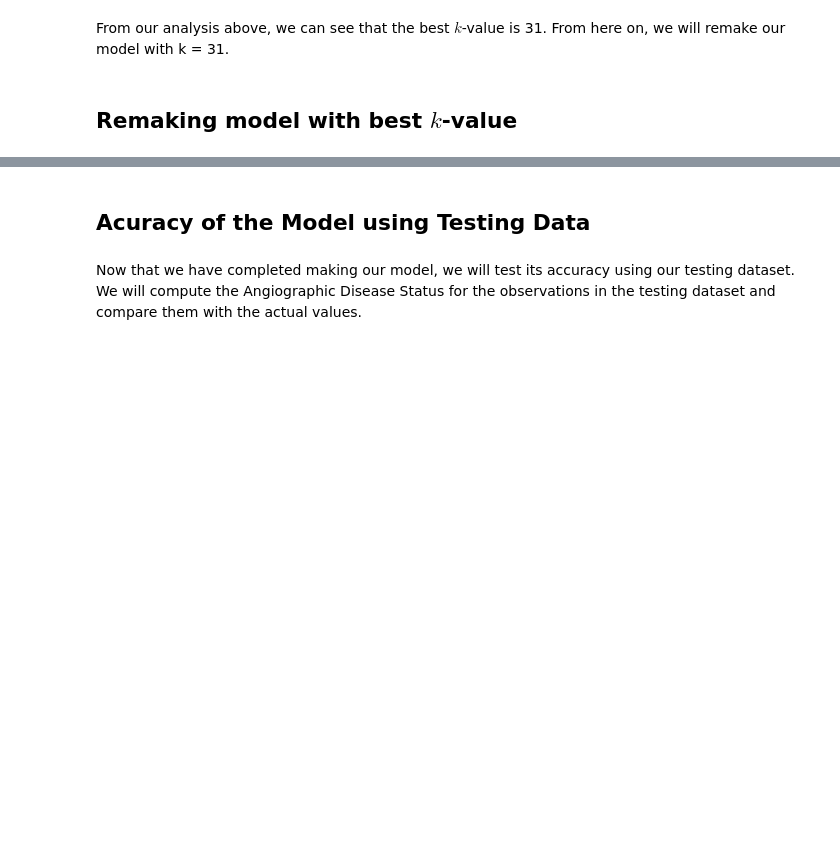
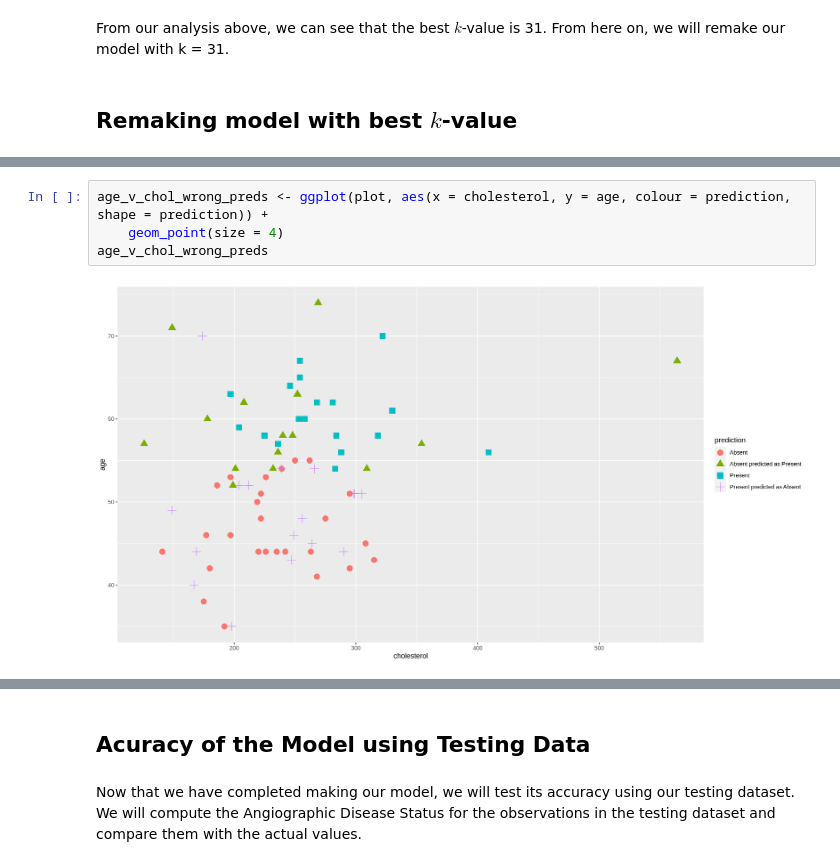
Before and after one commit to VivaanWadhwa/Heart_Disease_Prediction, a Jupyter notebook: Project_Report.ipynb, the cells around one changed output, grey strips where cells are left out. Saved outputs shown, nothing was run; the diff lists cells and outputs as text; blank space fills up the shorter version.

```diff
--- a/Project_Report.ipynb
+++ b/Project_Report.ipynb
@@ -256,0 +281,6 @@ knn_fit <- workflow() |>
+# %%
+age_v_chol_wrong_preds <- ggplot(plot, aes(x = cholesterol, y = age, colour = prediction, shape = prediction)) +
+    geom_point(size = 4)
+age_v_chol_wrong_preds
+# %% [output]
+[figure, added]
```
Also changed, not shown: parts of 6 cells of this notebook.
